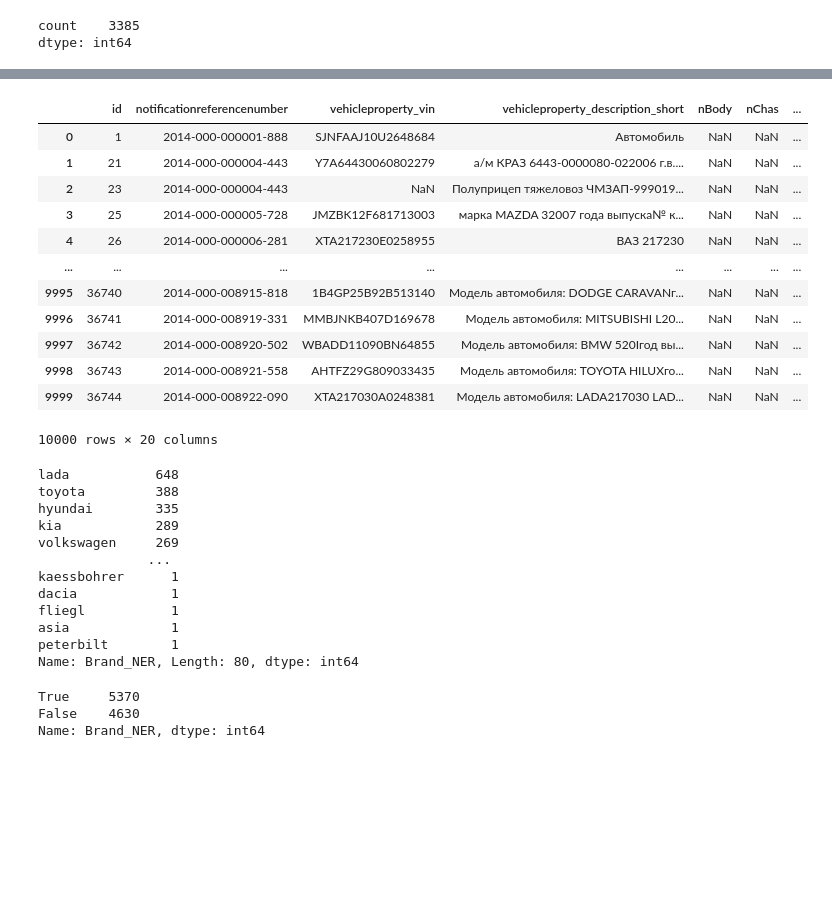
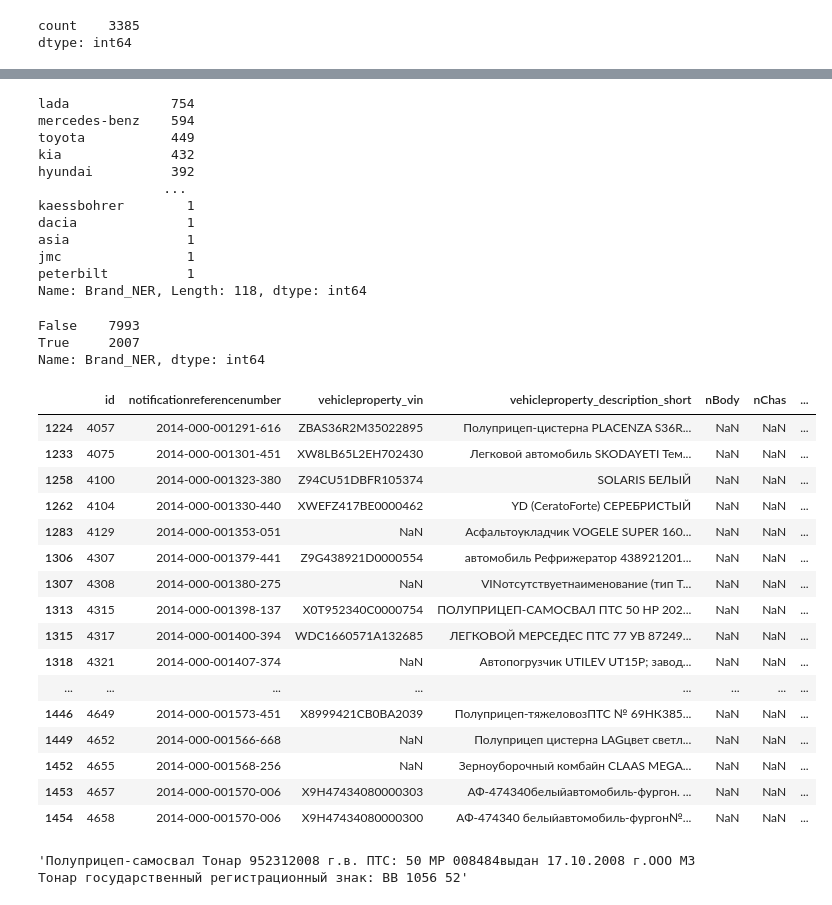
Before and after one commit to dumperize/autostat, a Jupyter notebook: EDA.ipynb, the cells around one changed output, grey strips where cells are left out. Drawn from its saved outputs; the diff is of its cells as text; code cells hidden in the pictures; blank space fills up the shorter version.

```diff
--- a/EDA.ipynb
+++ b/EDA.ipynb
@@ -3,7 +3,7 @@ import spacy
 import pandas as pd
 import re
 # %%
-data = pd.read_csv('pledges - pledges.csv', delimiter='|')
+data = pd.read_csv('pledges_prepare.csv', delimiter=',')
 # %%
 bag_of_words = {}
 for index, row in data.iterrows():
@@ -73,10 +73,10 @@ wordsegment.segment('Экскаватор ЕК 14-21год выпкска 2010з
 nlp = spacy.load("ru_core_news_sm")
 
 config = { "overwrite_ents": True, "validate": True }
-ruler = nlp.add_pipe("entity_ruler", before="ner", config=config).from_disk("./patterns.jsonl", )
+ruler = nlp.add_pipe("entity_ruler", before="ner", config=config).from_disk("./data/rules.jsonl", )
 
 ents = []
-for article in data['vehicleproperty_description_short'].values:
+for article in data['with_space'].values:
     article = str(article)
     doc = nlp(article)
     list_brands = [ent.ent_id_ for ent in doc.ents if ent.label_ == 'BRAND']
@@ -86,45 +86,51 @@ df2 = data.assign(Brand_NER=ents)
 # %%
 df2['Brand_NER'].value_counts()
 # %% [output]
-|  | id | notificationreferencenumber | vehicleproperty_vin | vehicleproperty_description_short | nBody | nChas | ... |
-| 0 | 1 | 2014-000-000001-888 | SJNFAAJ10U2648684 | Автомобиль | NaN | NaN | ... |
-| 1 | 21 | 2014-000-000004-443 | Y7A64430060802279 | а/м КРАЗ 6443-0000080-022006 г.в.... | NaN | NaN | ... |
-| 2 | 23 | 2014-000-000004-443 | NaN | Полуприцеп тяжеловоз ЧМЗАП-999019... | NaN | NaN | ... |
-| 3 | 25 | 2014-000-000005-728 | JMZBK12F681713003 | марка MAZDA 32007 года выпуска№ к... | NaN | NaN | ... |
-| 4 | 26 | 2014-000-000006-281 | XTA217230E0258955 | ВАЗ 217230 | NaN | NaN | ... |
-| ... | ... | ... | ... | ... | ... | ... | ... |
-| 9995 | 36740 | 2014-000-008915-818 | 1B4GP25B92B513140 | Модель автомобиля: DODGE CARAVANг... | NaN | NaN | ... |
-| 9996 | 36741 | 2014-000-008919-331 | MMBJNKB407D169678 | Модель автомобиля: MITSUBISHI L20... | NaN | NaN | ... |
-| 9997 | 36742 | 2014-000-008920-502 | WBADD11090BN64855 | Модель автомобиля: BMW 520Iгод вы... | NaN | NaN | ... |
-| 9998 | 36743 | 2014-000-008921-558 | AHTFZ29G809033435 | Модель автомобиля: TOYOTA HILUXго... | NaN | NaN | ... |
-| 9999 | 36744 | 2014-000-008922-090 | XTA217030A0248381 | Модель автомобиля: LADA217030 LAD... | NaN | NaN | ... |
-10000 rows × 20 columns
+lada             754
+mercedes-benz    594
+toyota           449
+kia              432
+hyundai          392
+                ...
+kaessbohrer        1
+dacia              1
+asia               1
+jmc                1
+peterbilt          1
+Name: Brand_NER, Length: 118, dtype: int64
 # %%
-df2.to_csv('with_ner.csv', index=False)
+# df2.to_csv('with_ner.csv', index=False)
-# %% [output]
-lada           648
-toyota         388
-hyundai        335
-kia            289
-volkswagen     269
-              ...
-kaessbohrer      1
-dacia            1
-fliegl           1
-asia             1
-peterbilt        1
-Name: Brand_NER, Length: 80, dtype: int64
 # %%
 df2['Brand_NER'].isnull().value_counts()
+# %% [output]
+False    7993
+True     2007
+Name: Brand_NER, dtype: int64
 # %%
-df3 = df2[df2['Brand_NER'].isnull()][df2['vehicleproperty_description_short'] != 'Автомобиль'][1400:1450]
+df3 = df2[df2['Brand_NER'].isnull()][df2['vehicleproperty_description_short'] != 'Автомобиль'][150:200]
 df3
 # %% [output]
-True     5370
-False    4630
-Name: Brand_NER, dtype: int64
+|  | id | notificationreferencenumber | vehicleproperty_vin | vehicleproperty_description_short | nBody | nChas | ... |
+| 1224 | 4057 | 2014-000-001291-616 | ZBAS36R2M35022895 | Полуприцеп-цистерна PLACENZA S36R... | NaN | NaN | ... |
+| 1233 | 4075 | 2014-000-001301-451 | XW8LB65L2EH702430 | Легковой автомобиль SKODAYETI Тем... | NaN | NaN | ... |
+| 1258 | 4100 | 2014-000-001323-380 | Z94CU51DBFR105374 | SOLARIS БЕЛЫЙ | NaN | NaN | ... |
+| 1262 | 4104 | 2014-000-001330-440 | XWEFZ417BE0000462 | YD (CeratoForte) СЕРЕБРИСТЫЙ | NaN | NaN | ... |
+| 1283 | 4129 | 2014-000-001353-051 | NaN | Асфальтоукладчик VOGELE SUPER 160... | NaN | NaN | ... |
+| 1306 | 4307 | 2014-000-001379-441 | Z9G438921D0000554 | автомобиль Рефрижератор 438921201... | NaN | NaN | ... |
+| 1307 | 4308 | 2014-000-001380-275 | NaN | VINотсутствуетнаименование (тип Т... | NaN | NaN | ... |
+| 1313 | 4315 | 2014-000-001398-137 | X0T952340C0000754 | ПОЛУПРИЦЕП-САМОСВАЛ ПТС 50 НР 202... | NaN | NaN | ... |
+| 1315 | 4317 | 2014-000-001400-394 | WDC1660571A132685 | ЛЕГКОВОЙ МЕРСЕДЕС ПТС 77 УВ 87249... | NaN | NaN | ... |
+| 1318 | 4321 | 2014-000-001407-374 | NaN | Автопогрузчик UTILEV UT15P; завод... | NaN | NaN | ... |
+| ... | ... | ... | ... | ... | ... | ... | ... |
+| 1446 | 4649 | 2014-000-001573-451 | X8999421CB0BA2039 | Полуприцеп-тяжеловозПТС № 69НК385... | NaN | NaN | ... |
+| 1449 | 4652 | 2014-000-001566-668 | NaN | Полуприцеп цистерна LAGцвет светл... | NaN | NaN | ... |
+| 1452 | 4655 | 2014-000-001568-256 | NaN | Зерноуборочный комбайн CLAAS MEGA... | NaN | NaN | ... |
+| 1453 | 4657 | 2014-000-001570-006 | X9H47434080000303 | АФ-474340белыйавтомобиль-фургон. ... | NaN | NaN | ... |
+| 1454 | 4658 | 2014-000-001570-006 | X9H47434080000300 | АФ-474340 белыйавтомобиль-фургон№... | NaN | NaN | ... |
 # %%
-df3.loc[6252]['vehicleproperty_description_short']
+df3.loc[1219]['vehicleproperty_description_short']
+# %% [output]
+'Полуприцеп-самосвал Тонар 952312008 г.в. ПТС: 50 МР 008484выдан 17.10.2008 г.ООО МЗ Тонар государственный регистрационный знак: ВВ 1056 52'
 # %%
 
 patterns = [
```
Also changed, not shown: parts of 6 cells of this notebook, 6 other files.
